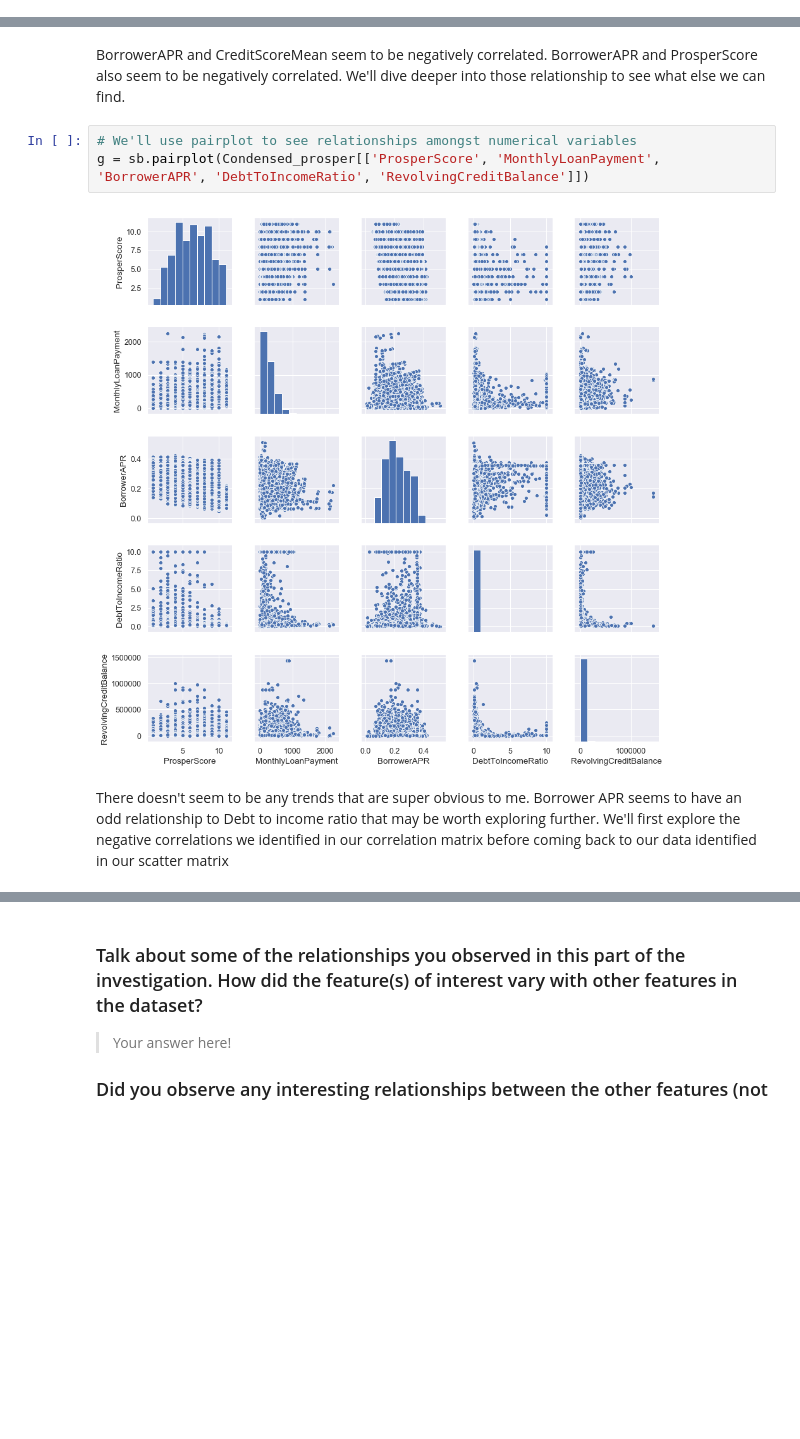
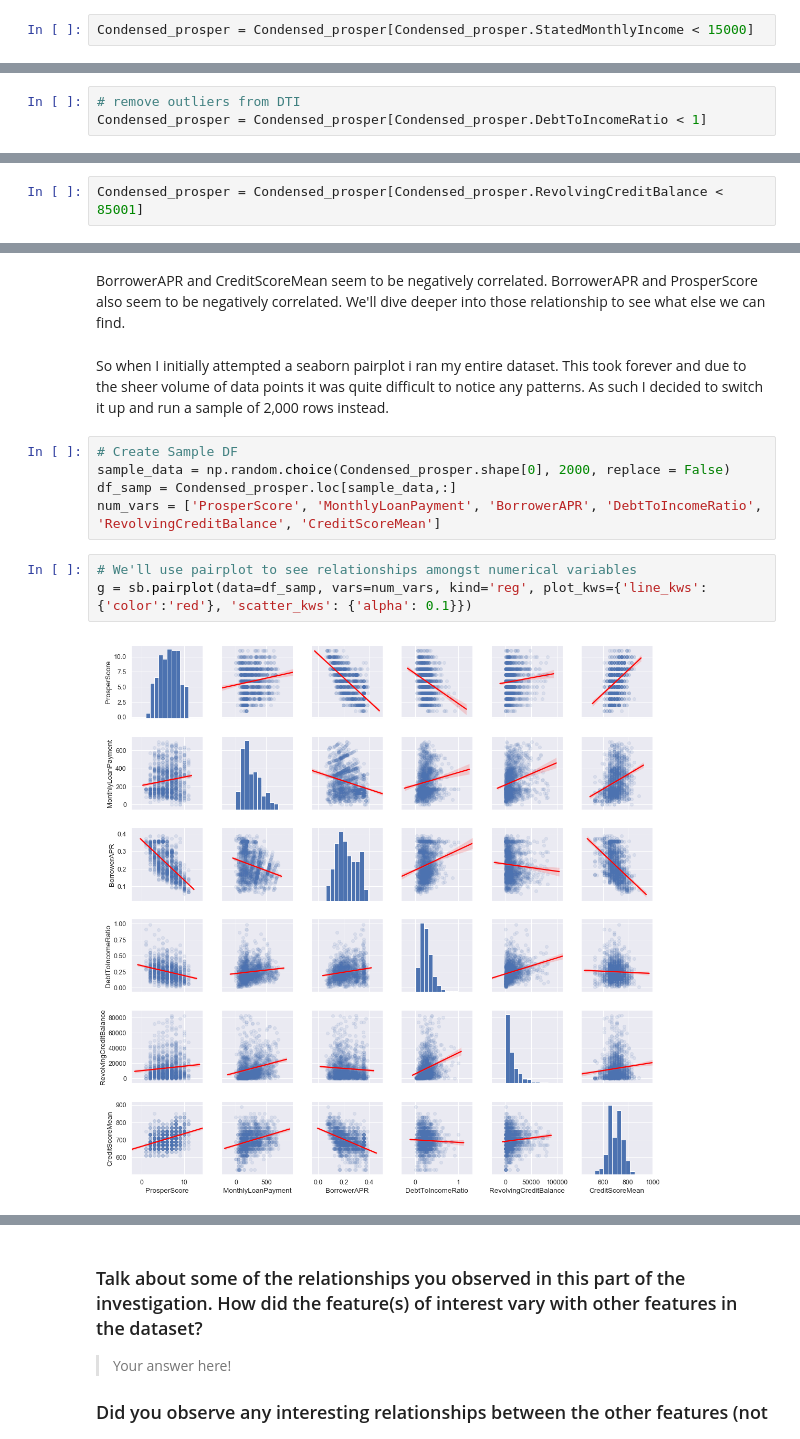
Before and after one commit to justinolgui/Communicate-Data-Findings, a Jupyter notebook: exploration_template.ipynb, the cells around one changed output, grey strips where cells are left out. Saved outputs shown, nothing was run; the diff lists cells and outputs as text; blank space fills up the shorter version.

```diff
--- a/exploration_template.ipynb
+++ b/exploration_template.ipynb
@@ -270,3 +302,5 @@ Name: StatedMonthlyIncome, dtype: float64
+# %%
+Condensed_prosper = Condensed_prosper[Condensed_prosper.StatedMonthlyIncome < 15000]
 # %%
 # Using Hist to plot our distribution for StatedMonthlyIncome
 bins = np.arange(1, 15000, 500)
@@ -320,3 +356,6 @@ Name: DebtToIncomeRatio, dtype: float64
+# %%
+# remove outliers from DTI
+Condensed_prosper = Condensed_prosper[Condensed_prosper.DebtToIncomeRatio < 1]
 # %%
 # Using Hist to plot our distribution for DebtToIncomeRatio
 bins = np.arange(0.05, 0.55, 0.04)
@@ -345,2 +404,4 @@ Name: RevolvingCreditBalance, dtype: float64
+# %%
+Condensed_prosper = Condensed_prosper[Condensed_prosper.RevolvingCreditBalance < 85001]
 # %%
 # Using Hist to plot our distribution for APR
@@ -415,9 +479,14 @@ plt.title('Correlation matrix');
 # %% [markdown]
 BorrowerAPR and CreditScoreMean seem to be negatively correlated. BorrowerAPR and ProsperScore also seem to be negatively correlated. We'll dive deeper into those relationship to see what else we can find.
+# %% [markdown]
+So when I initially attempted a seaborn pairplot i ran my entire dataset. This took forever and due to the sheer volume of data points it was quite difficult to notice any patterns. As such I decided to switch it up and run a sample of 2,000 rows instead.
+# %%
+# Create Sample DF
+sample_data = np.random.choice(Condensed_prosper.shape[0], 2000, replace = False)
+df_samp = Condensed_prosper.loc[sample_data,:]
+num_vars = ['ProsperScore', 'MonthlyLoanPayment', 'BorrowerAPR', 'DebtToIncomeRatio', 'RevolvingCreditBalance', 'CreditScoreMean']
 # %%
 # We'll use pairplot to see relationships amongst numerical variables
-g = sb.pairplot(Condensed_prosper[['ProsperScore', 'MonthlyLoanPayment', 'BorrowerAPR', 'DebtToIncomeRatio', 'RevolvingCreditBalance']])
+g = sb.pairplot(data=df_samp, vars=num_vars, kind='reg', plot_kws={'line_kws':{'color':'red'}, 'scatter_kws': {'alpha': 0.1}})
 # %% [output]
-[figure, old version]
+[figure, new version]
-# %% [markdown]
-There doesn't seem to be any trends that are super obvious to me. Borrower APR seems to have an odd relationship to Debt to income ratio that may be worth exploring further. We'll first explore the negative correlations we identified in our correlation matrix before coming back to our data identified in our scatter matrix
```
Also changed, not shown: parts of 60 cells of this notebook.
